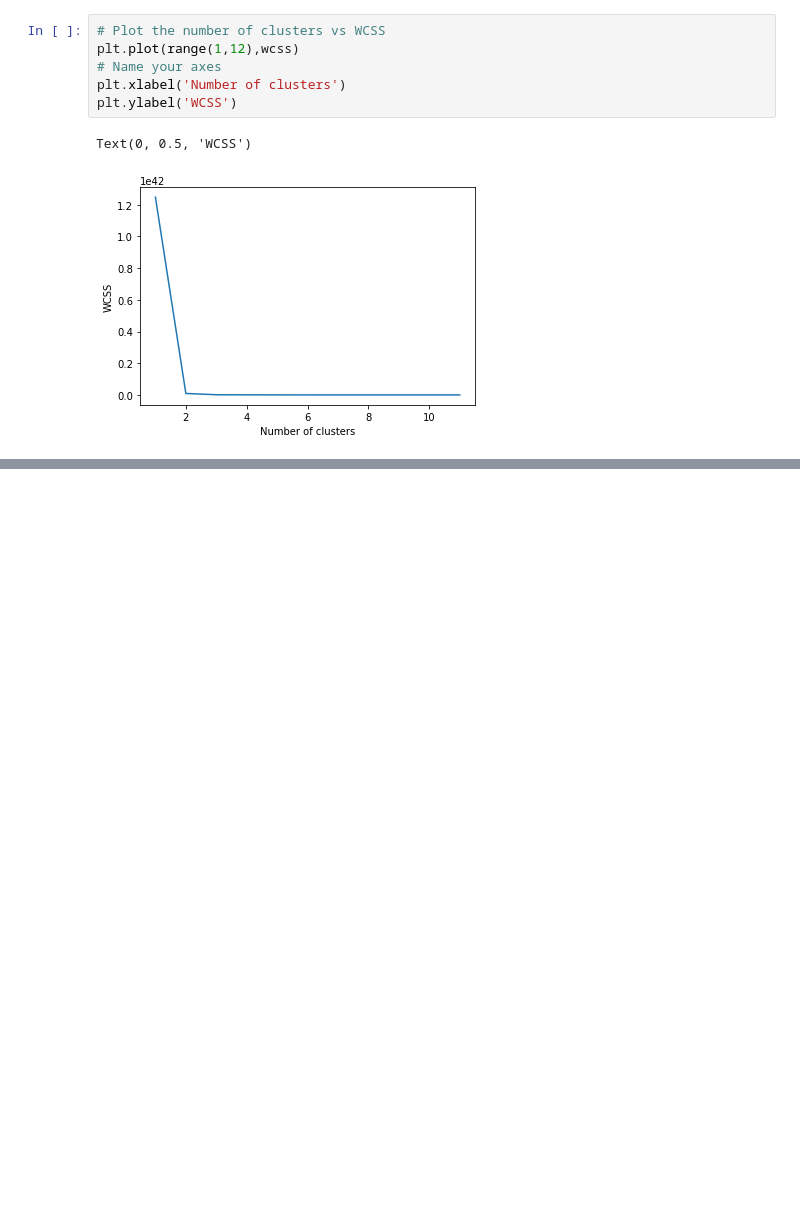
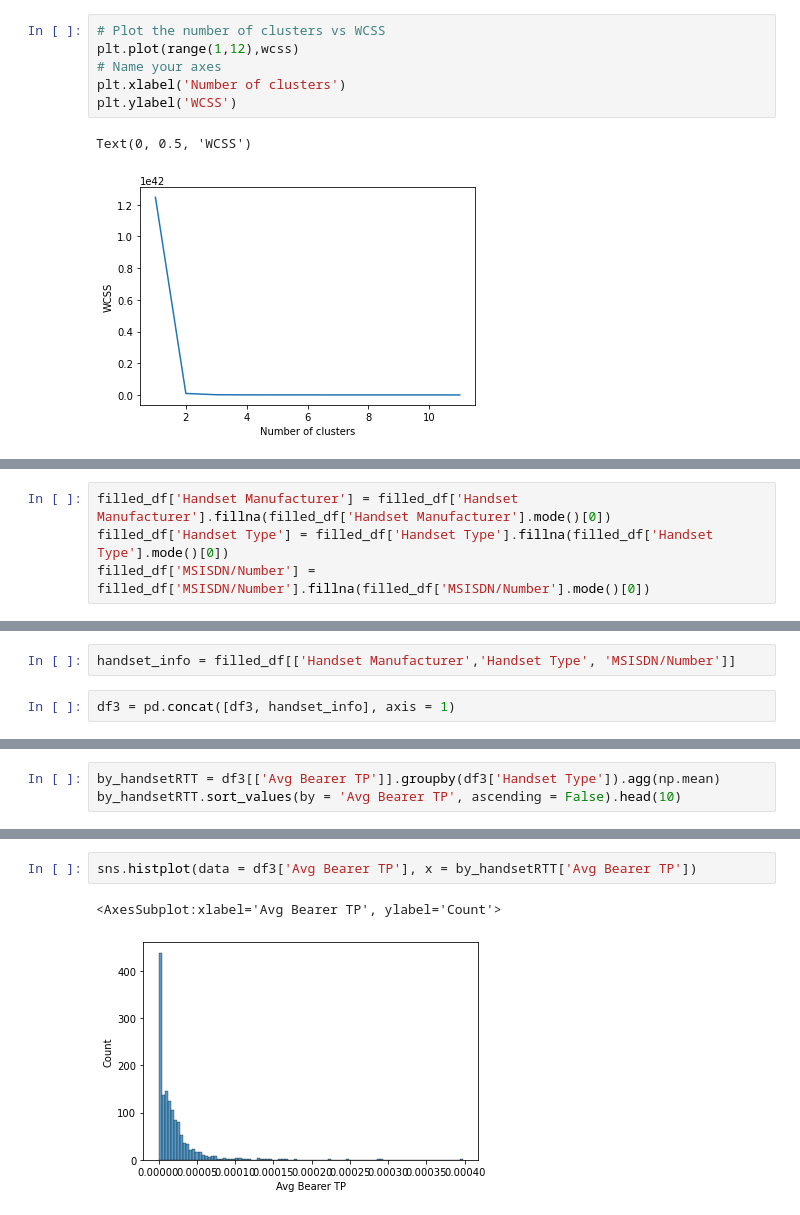
Before and after one commit to SamDewriter/UserAnalytics-Telecommunication, a Jupyter notebook: notebooks/Week1.ipynb, the cells around one changed output, grey strips where cells are left out. Drawn from its saved outputs; the diff is of its cells as text; blank space fills up the shorter version.

```diff
--- a/notebooks/Week1.ipynb
+++ b/notebooks/Week1.ipynb
@@ -1144,0 +1245,4 @@ Text(0, 0.5, 'WCSS')
+# %%
+filled_df['Handset Manufacturer'] = filled_df['Handset Manufacturer'].fillna(filled_df['Handset Manufacturer'].mode()[0])
+filled_df['Handset Type'] = filled_df['Handset Type'].fillna(filled_df['Handset Type'].mode()[0])
+filled_df['MSISDN/Number'] = filled_df['MSISDN/Number'].fillna(filled_df['MSISDN/Number'].mode()[0])
@@ -1144,0 +1265,4 @@ Text(0, 0.5, 'WCSS')
+# %%
+handset_info = filled_df[['Handset Manufacturer','Handset Type', 'MSISDN/Number']]
+# %%
+df3 = pd.concat([df3, handset_info], axis = 1)
@@ -1144,0 +1387,3 @@ Text(0, 0.5, 'WCSS')
+# %%
+by_handsetRTT = df3[['Avg Bearer TP']].groupby(df3['Handset Type']).agg(np.mean)
+by_handsetRTT.sort_values(by = 'Avg Bearer TP', ascending = False).head(10)
@@ -1144,0 +1403,5 @@ Text(0, 0.5, 'WCSS')
+# %%
+sns.histplot(data = df3['Avg Bearer TP'], x = by_handsetRTT['Avg Bearer TP'])
+# %% [output]
+<AxesSubplot:xlabel='Avg Bearer TP', ylabel='Count'>
+[figure, added]
```
Also changed, not shown: parts of 24 cells of this notebook.
